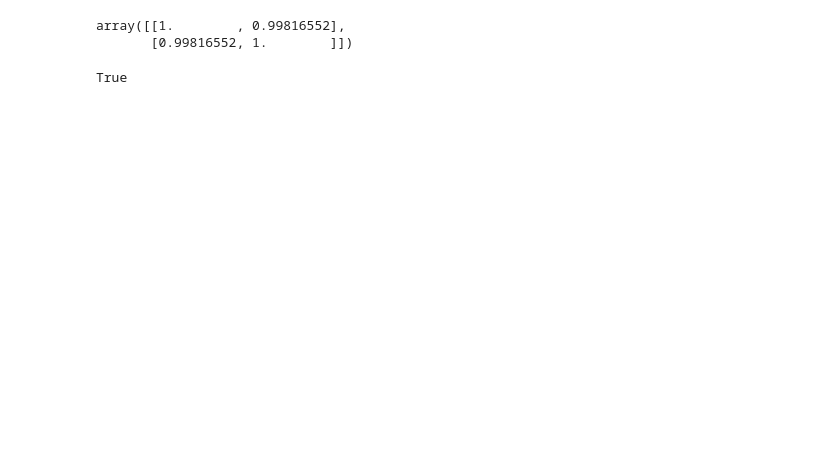
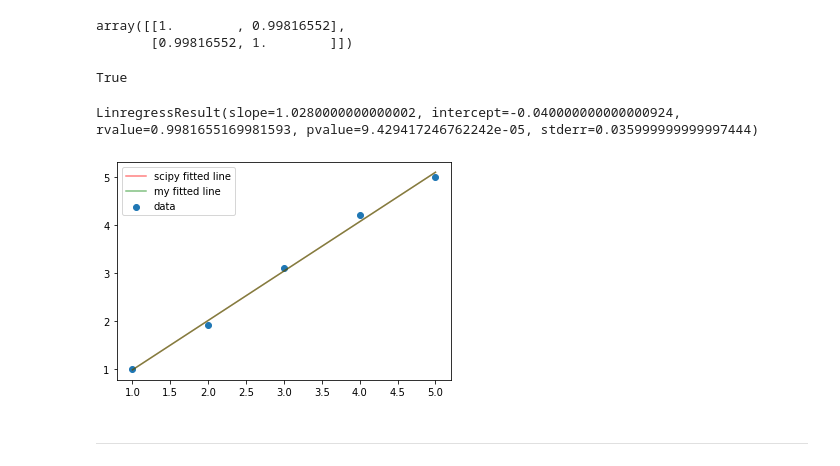
Before and after one commit to willcanniford/python-notes, a Jupyter notebook: machine_learning/linear_regression_from_scratch.ipynb, the cells around one changed output. Cells and saved outputs as stored; diff of their text form; code cells hidden in the pictures; blank space fills up the shorter version.

Commit message:
Calculate line coefficients and plot line, comparing to scipy

```diff
--- a/machine_learning/linear_regression_from_scratch.ipynb
+++ b/machine_learning/linear_regression_from_scratch.ipynb
@@ -20,3 +21,5 @@ def my_standard_deviation(x):
 x_standard = (x - x_bar) / my_standard_deviation(x)
 y_standard = (y - y_bar) / my_standard_deviation(y)
 r = (1 / len(x)) * np.sum(x_standard * y_standard)
+coef = r * (my_standard_deviation(y) / my_standard_deviation(x))
+y_intercept = y_bar - (x_bar * coef)
@@ -27,3 +30,15 @@ r
+# %%
+def linear_regression(x, y):
+    x_bar = np.mean(x)
+    y_bar = np.mean(y)
+    x_standard = (x - x_bar) / my_standard_deviation(x)
+    y_standard = (y - y_bar) / my_standard_deviation(y)
+    r = (1 / len(x)) * np.sum(x_standard * y_standard)
+    coef = r * (my_standard_deviation(y) / my_standard_deviation(x))
+    y_intercept = y_bar - (x_bar * coef)
+    return (r, coef, y_intercept)
+# %%
+r, coef, y_intercept = linear_regression(x, y)
 # %%
 np.corrcoef(x, y)
 # %% [output]
@@ -35,3 +50,19 @@ r_value, p_value = scipy.stats.pearsonr(x, y)
 round(r_value, 6) == round(r, 6)
 # %% [output]
 True
+# %%
+res = scipy.stats.linregress(x, y)
+# %%
+res
+# %% [output]
+LinregressResult(slope=1.0280000000000002, intercept=-0.040000000000000924, rvalue=0.9981655169981593, pvalue=9.429417246762242e-05, stderr=0.035999999999997444)
+# %%
+plt.scatter(x, y, label='data')
+plt.plot(x, res.intercept + res.slope * np.array(x), 'r', alpha=0.5, label='scipy fitted line')
+plt.plot(x, y_intercept + coef * np.array(x), 'g', alpha=0.5, label='my fitted line')
+plt.legend()
+plt.show()
+# %% [output]
+[figure, added]
+# %% [markdown]
+---
```
Also changed, not shown: parts of 10 cells of this notebook.
